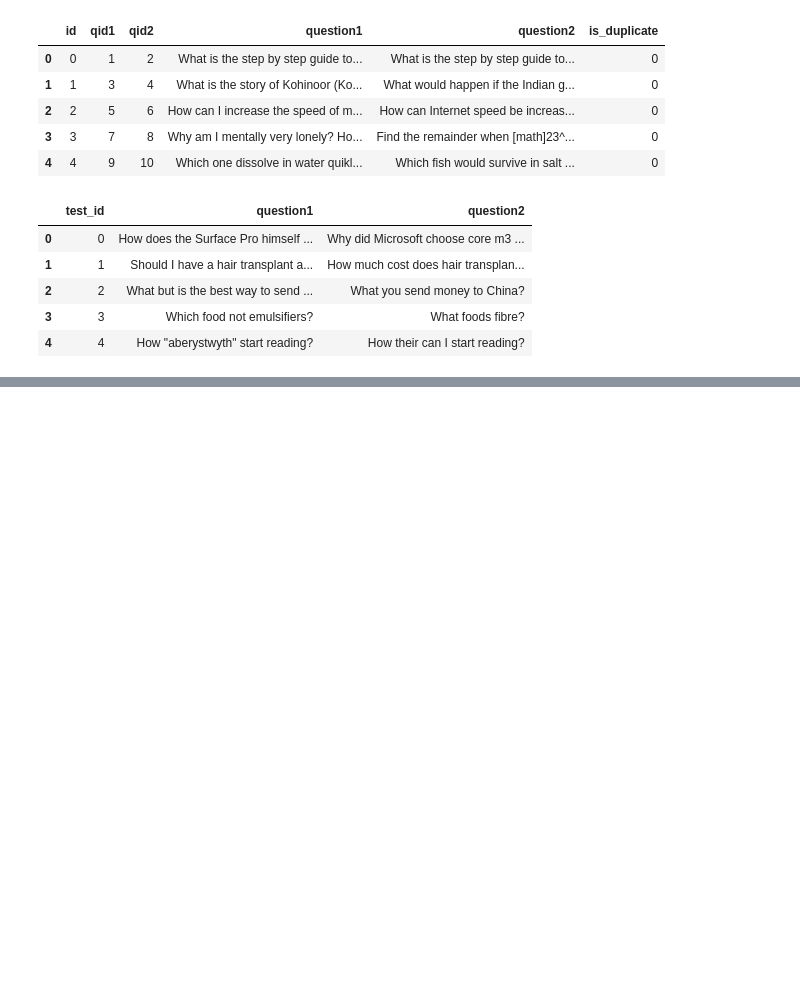
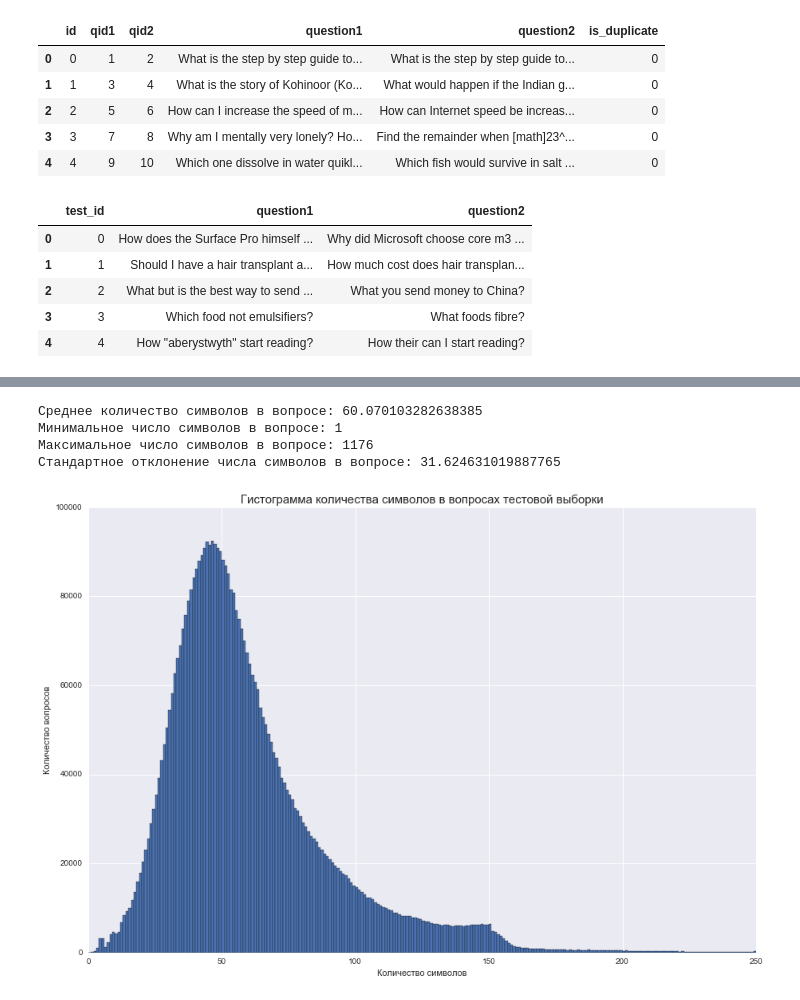
Before and after one commit to swoopyy/minor-proj, a Jupyter notebook: EDA-refactored.ipynb, the cells around one changed output, grey strips where cells are left out. Cells and saved outputs as stored; diff of their text form; code cells hidden in the pictures; blank space fills up the shorter version.

```diff
--- a/EDA-refactored.ipynb
+++ b/EDA-refactored.ipynb
@@ -72,0 +99,22 @@ dtype: int64
+# %%
+question1_test = df_test['question1'].tolist()
+question2_test = df_test['question2'].tolist()
+train_qs = pd.Series(question1_test + question2_test).astype(str)
+
+dist_train = train_qs.apply(len)
+plt.figure(figsize=(15, 10))
+plt.hist(dist_train, bins=250, range=[0, 250])
+plt.title('Гистограмма количества символов в вопросах тестовой выборки', fontsize=15)
+plt.legend()
+plt.xlabel('Количество символов')
+plt.ylabel('Количество вопросов')
+print('Среднее количество символов в вопросе: %s' % dist_train.mean())
+print('Минимальное число символов в вопросе: %s' % dist_train.min())
+print('Максимальное число символов в вопросе: %s' % dist_train.max())
+print('Стандартное отклонение числа символов в вопросе: %s' % dist_train.std())
+# %% [output]
+Среднее количество символов в вопросе: 60.070103282638385
+Минимальное число символов в вопросе: 1
+Максимальное число символов в вопросе: 1176
+Стандартное отклонение числа символов в вопросе: 31.624631019887765
+[figure, added]
```
Also changed, not shown: parts of 10 cells of this notebook.
